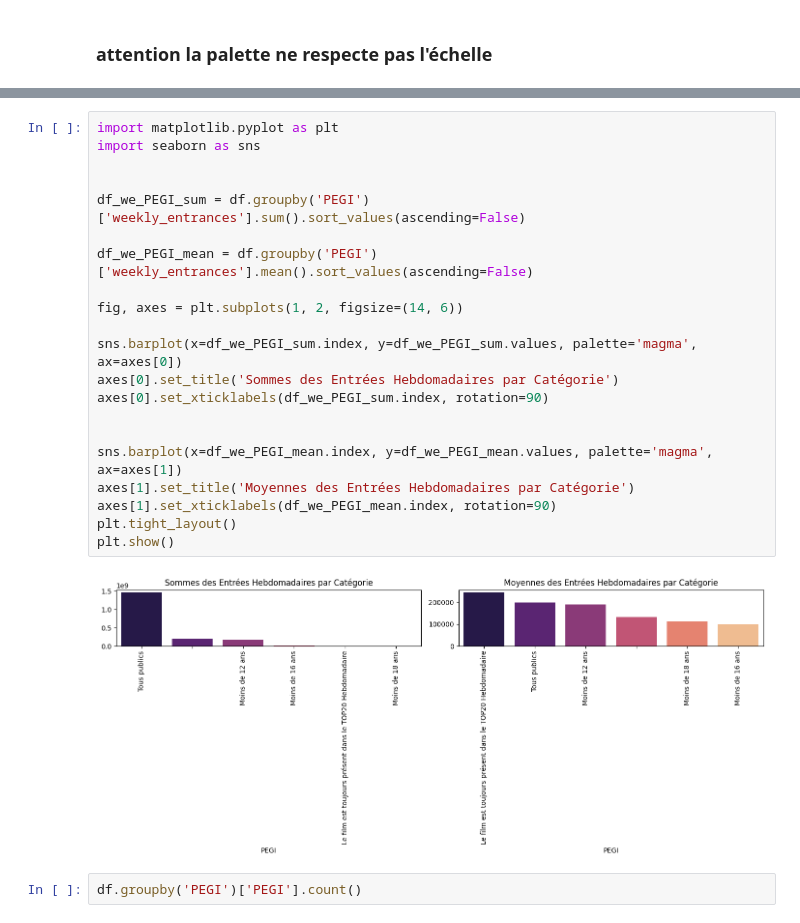
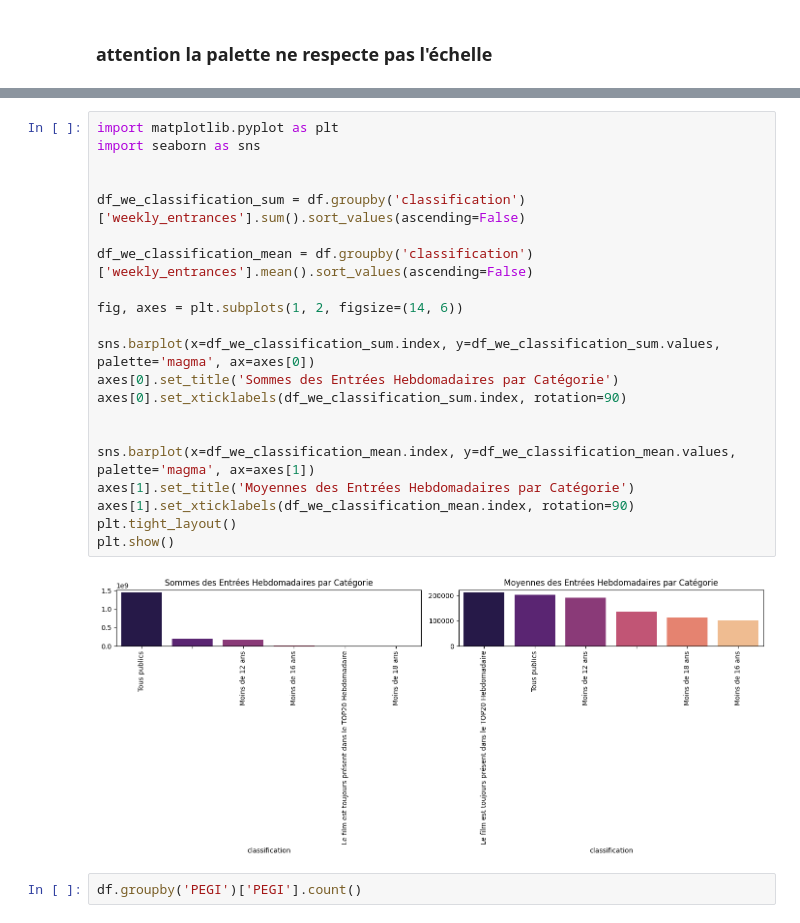
Before and after one commit to haceneZERROUK/MLrecap_scraping, a Jupyter notebook: jpbox_movies/eda.ipynb, the cells around one changed output, grey strips where cells are left out. Cells and saved outputs as stored; diff of their text form.

```diff
--- a/jpbox_movies/eda.ipynb
+++ b/jpbox_movies/eda.ipynb
@@ -191,26 +261,26 @@ plt.show()
 # %%
 import matplotlib.pyplot as plt
 import seaborn as sns
 
 
-df_we_PEGI_sum = df.groupby('PEGI')['weekly_entrances'].sum().sort_values(ascending=False)
+df_we_classification_sum = df.groupby('classification')['weekly_entrances'].sum().sort_values(ascending=False)
 
-df_we_PEGI_mean = df.groupby('PEGI')['weekly_entrances'].mean().sort_values(ascending=False)
+df_we_classification_mean = df.groupby('classification')['weekly_entrances'].mean().sort_values(ascending=False)
 
 fig, axes = plt.subplots(1, 2, figsize=(14, 6))
 
-sns.barplot(x=df_we_PEGI_sum.index, y=df_we_PEGI_sum.values, palette='magma', ax=axes[0])
+sns.barplot(x=df_we_classification_sum.index, y=df_we_classification_sum.values, palette='magma', ax=axes[0])
 axes[0].set_title('Sommes des Entrées Hebdomadaires par Catégorie')
-axes[0].set_xticklabels(df_we_PEGI_sum.index, rotation=90)
+axes[0].set_xticklabels(df_we_classification_sum.index, rotation=90)
 
 
-sns.barplot(x=df_we_PEGI_mean.index, y=df_we_PEGI_mean.values, palette='magma', ax=axes[1])
+sns.barplot(x=df_we_classification_mean.index, y=df_we_classification_mean.values, palette='magma', ax=axes[1])
 axes[1].set_title('Moyennes des Entrées Hebdomadaires par Catégorie')
-axes[1].set_xticklabels(df_we_PEGI_mean.index, rotation=90)
+axes[1].set_xticklabels(df_we_classification_mean.index, rotation=90)
 plt.tight_layout()
 plt.show()
 # %% [output]
-[figure, old version]
+[figure, new version]
 # %%
 df.groupby('PEGI')['PEGI'].count()
 # %% [output]
```
Also changed, not shown: parts of 17 cells of this notebook, 11 other files.
